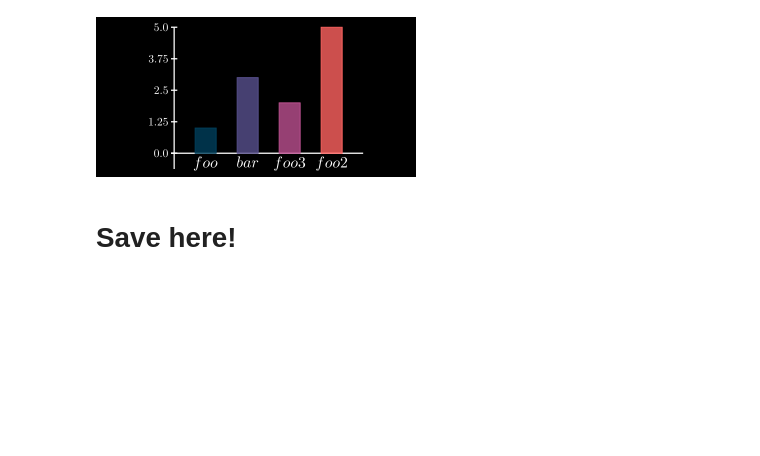
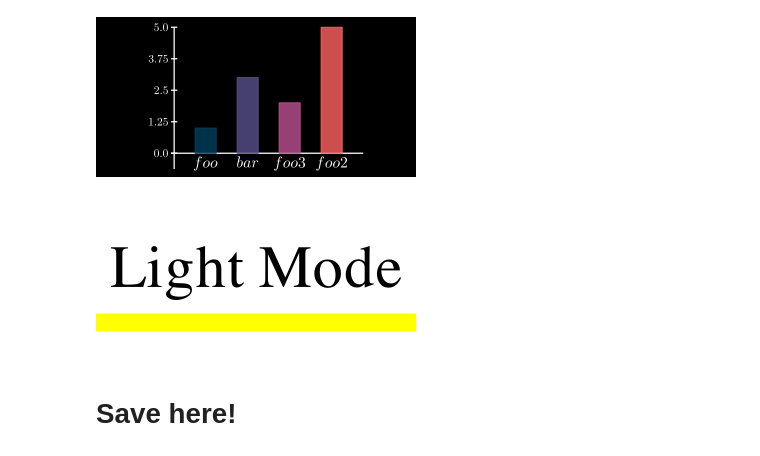
Before and after one commit to kolibril13/mobject-gallery, a Jupyter notebook: Mobjects_Basics.ipynb, the cells around one changed output. Drawn from its saved outputs; the diff is of its cells as text; code cells hidden in the pictures; blank space fills up the shorter version.

Commit message:
added light mode

```diff
--- a/Mobjects_Basics.ipynb
+++ b/Mobjects_Basics.ipynb
@@ -1067,6 +1067,35 @@ bar = BarChart(
 name_snippet_pairs[image_full_name] = snippet
 # %% [output]
 [figure]
+# %%
+%%manim $params
+
+class Example(ZoomedScene):
+    def construct(self):
+        self.camera.background_color = WHITE
+        Text.change_default(color=BLACK) # this will work from version  manim v0.11.0
+        Line.change_default(color=YELLOW)
+        Line.change_default(stroke_width=20)
+
+        mob = Text("Light Mode")
+        l=Line(2*LEFT,2*RIGHT).next_to(mob,DOWN)
+        self.add(mob,l)
+
+        self.camera.frame.scale(1/4)
+###******
+image_full_name = "Light_change_default.png"
+snippet = """
+self.camera.background_color = WHITE
+Text.change_default(color=BLACK) # this will work from version  manim v0.11.0
+Line.change_default(color=YELLOW)
+Line.change_default(stroke_width=20)
+
+mob = Text("White Mode")
+l=Line(2*LEFT,2*RIGHT).next_to(mob,DOWN)
+"""
+name_snippet_pairs[image_full_name] = snippet
+# %% [output]
+[figure, added]
 # %% [markdown]
 # Save here!
 # %%
```
Also changed, not shown: 2 other files.
